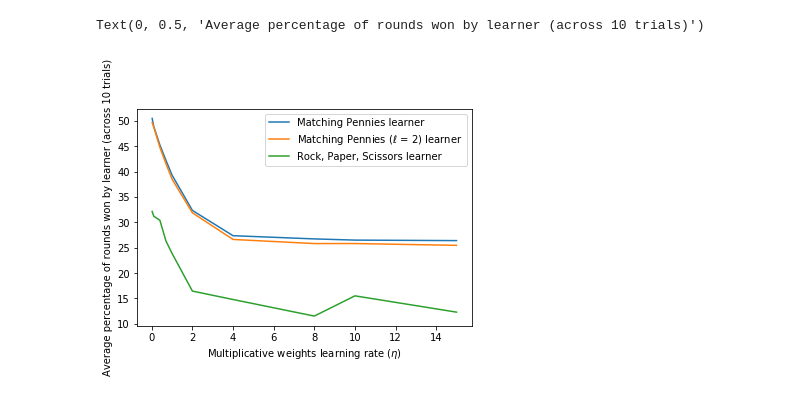
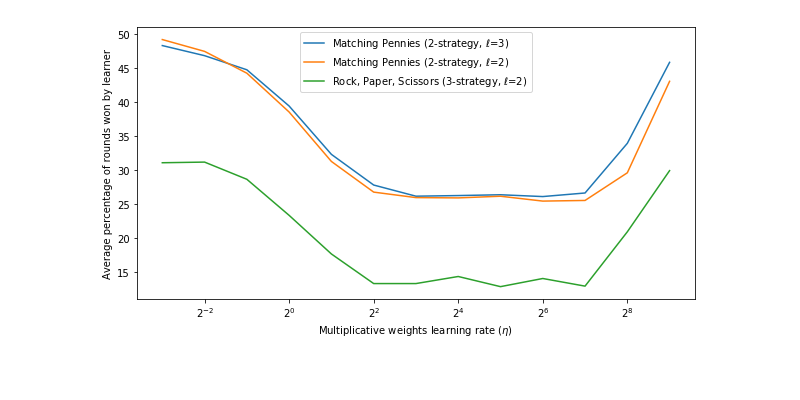
Before and after one commit to priscilla-lee/cos511_final_project, a Jupyter notebook: 511 Final Project Experiment Results.ipynb, the cells around one changed output. Cells and saved outputs as stored; diff of their text form; code cells hidden in the pictures; blank space fills up the shorter version.

```diff
--- a/511 Final Project Experiment Results.ipynb
+++ b/511 Final Project Experiment Results.ipynb
@@ -63,35 +77,39 @@ Text(0, 0.5, 'Average percentage of rounds won by learner (across 10 trials)')
 # %%
-import numpy as np
+# Adversaries
+etas = [0.125,0.25,0.5,1,2,4,8,16,32,64,128,256,512]
 
-# Adversaries
-etas = [0.02,0.1,0.4,0.7,1,2,4,8,10,15]
-
-MP_userscore = np.array([93.66,96.24,99.83,100,99.94,100,100,100,100,100]) # average of 100
-MP_learnerscore = np.array([95.52,91.95,82.48,73.04,64.69,47.8,37.66,36.47,36.03,35.85])
-MP2_userscore = np.array([95.23,96.23,99.73,100,99.98,100,100,100,100,100])
-MP2_learnerscore = np.array([94.03,91.55,80.88,71.06,62.59,46.78,36.27,34.78,34.79,34.15])
-RPS_userscore = np.array([100,100,100,100,100,100,100,100,100,100]) # average of 20
-RPS_learnerscore = np.array([47.333333333333336,45.333333333333336,43.666666666666664,35.666666666666664,31.333333333333332,19.666666666666668,17.333333333333332,13,18.333333333333332,14])
+MP_userscore = np.array([96.52,98.8,99.63,100,100,100,100,100,100,100,100,100,100]) # average of 100
+MP_learnerscore = np.array([90.28,87.07,80.76,65.13,47.79,38.56,35.48,35.65,35.87,35.38,36.35,51.42,84.73])
+MP2_userscore = np.array([95.96,97.24,99.91,100,100,100,100,100,100,100,100,100,100]) # average of 100
+MP2_learnerscore = np.array([92.99,87.89,79.36,62.76,45.55,36.59,35.1,35.02,35.47,34.17,34.34,42.1,75.67])
+RPS_userscore = np.array([100,100,100,100,100,100,100,100,100,100,100,100,100]) # average of 20
+RPS_learnerscore = np.array([45.15,45.35,40.2,30.5,21.5,15.4,15.4,16.8,14.8,16.4,14.9,26.5,42.75])
 
 # Add up total number of rounds
 MP_total = MP_userscore + MP_learnerscore
 MP2_total = MP2_userscore + MP2_learnerscore
 RPS_total = RPS_userscore + RPS_learnerscore
 
 # Percentage of rounds won by the learner
 MP_percent = MP_learnerscore / MP_total * 100
 MP2_percent = MP2_learnerscore / MP2_total * 100
 RPS_percent = RPS_learnerscore / RPS_total * 100
 
+# Plot percentages
+plt.figure(figsize=(10, 5))
 plt.plot(etas, MP_percent)
 plt.plot(etas, MP2_percent)
 plt.plot(etas, RPS_percent)
 
-plt.legend(["Matching Pennies learner", "Matching Pennies ($\ell$ = 2) learner", "Rock, Paper, Scissors learner"])
+plt.legend(["Matching Pennies (2-strategy, $\ell$=3)", "Matching Pennies (2-strategy, $\ell$=2)", "Rock, Paper, Scissors (3-strategy, $\ell$=2)"])
 plt.xlabel("Multiplicative weights learning rate ($\eta$)")
-plt.ylabel("Average percentage of rounds won by learner (across 10 trials)")
+plt.ylabel("Average percentage of rounds won by learner")
+plt.xscale("log", basex=2)
 
+# dip: 1/(N^2), ignoring history length
+# MP dip ~ 25ish ~ 1/4ish
+# RPS dip ~ 11 ish ~ 1/9ish
 # every N rounds, adversary runs into a tiebreak which gives learner a (1/N) chance of winning
+#
 # %% [output]
-Text(0, 0.5, 'Average percentage of rounds won by learner (across 10 trials)')
-[figure, old version]
+[figure, new version]
```
Also changed, not shown: parts of 14 cells of this notebook, 11 other files.
